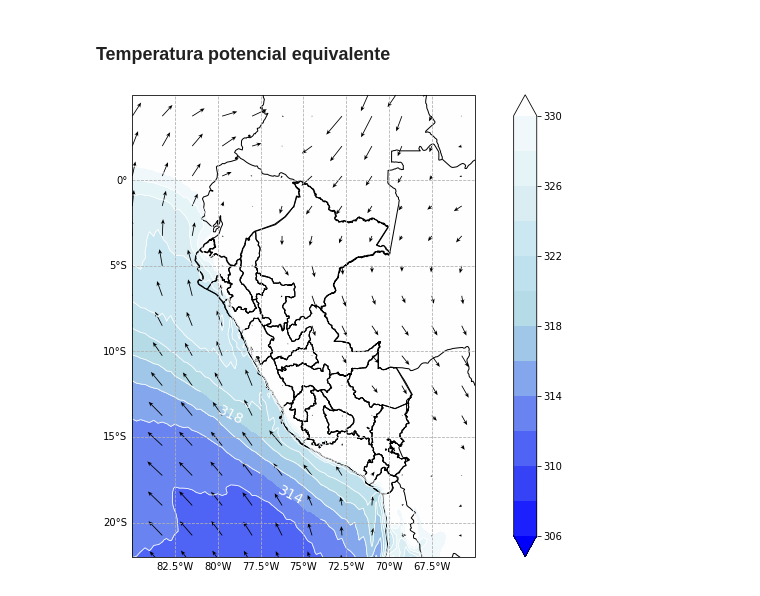
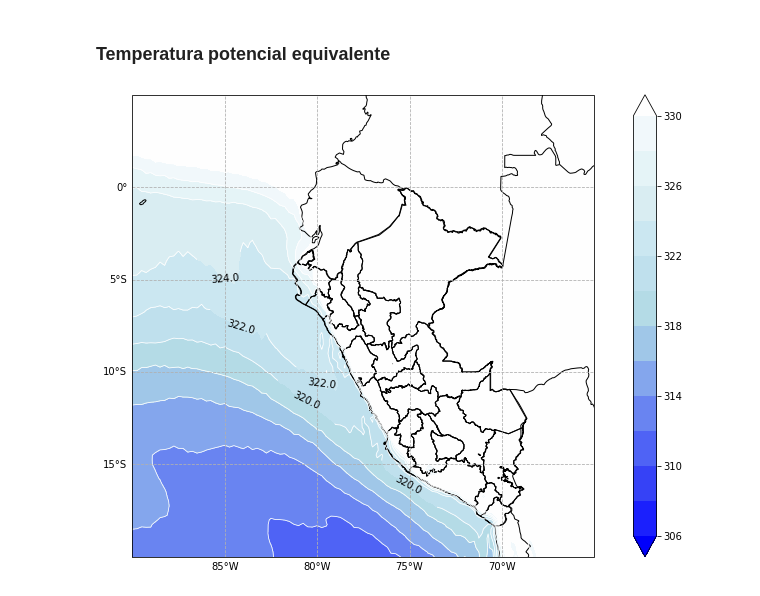
Before and after one commit to rosepb28/ERA5, a Jupyter notebook: era5.ipynb, the cells around one changed output. Cells and saved outputs as stored; diff of their text form; code cells hidden in the pictures.

```diff
--- a/era5.ipynb
+++ b/era5.ipynb
@@ -281,34 +281,35 @@ e=es*r/100
 rm=0.622*e/(950-e)
 te=t*(1+(2529.8804*rm/t))
 tpe=te*pow(1000/950,0.286)
 
 levs = np.arange(306,332,2)
 cmap, norm = c_cmap('Colores/tpe.xlsx', '950', levs)
 
 fig=plt.figure(figsize=(14,8.5), facecolor='white')
 prj=ccrs.PlateCarree()
 ax = plt.axes(projection = prj)
 sn = 7
 cx = ax.contourf(ln,lt,tpe,levs, transform=prj, cmap=cmap, norm= norm, extend='both')
 cs = ax.contour(ln,lt,tpe,levs,transform=prj, colors='w',linewidths=0.8)
-ax.clabel(cs,colors='w',fmt='%d', inline=1, fontsize=14,inline_spacing=4)
-ax.quiver(ln[::sn,::sn],lt[::sn,::sn],u[::sn,::sn],v[::sn,::sn], color = 'k', scale = 120, headwidth=5, headlength=6)
+manual_locations = [(-75, -16), (-80, -11), (-80.5, -11), (-84, -7), (-85, -5)]
+ax.clabel(cs, cs.levels[5:10], colors='k',fmt = "%1.1f", inline=1, fontsize=10, inline_spacing=1, manual = manual_locations)
+#ax.quiver(ln[::sn,::sn],lt[::sn,::sn],u[::sn,::sn],v[::sn,::sn], color = 'k', scale = 120, headwidth=5, headlength=6)
 
 #Límites de países y departamentos
 dir_shp = 'SHP/DEPARTAMENTOS.shp'
 shp = list(shpreader.Reader(dir_shp).geometries())
 ax.add_geometries(shp,prj,edgecolor='black',facecolor='None')
 ax.add_feature(cfeature.BORDERS)
 ax.add_feature(cfeature.COASTLINE)
 #Grillas y etiquetas de lat,lon
 gl = ax.gridlines(draw_labels=True,linestyle='--')
 gl.top_labels = gl.right_labels = False
-ax.set_extent([-85,-65,-22,5], crs=prj)
+ax.set_extent([-90,-65,-20,5], crs=prj)
 
 plt.colorbar(cx)
 
 fig.savefig('Img/{}/tpe950.png'.format(month), dpi=fig.dpi, bbox_inches= 'tight')
 
 plt.show()
 # %% [output]
-[figure, old version]
+[figure, new version]
```
Also changed, not shown: parts of 3 cells of this notebook, 7 other files.
